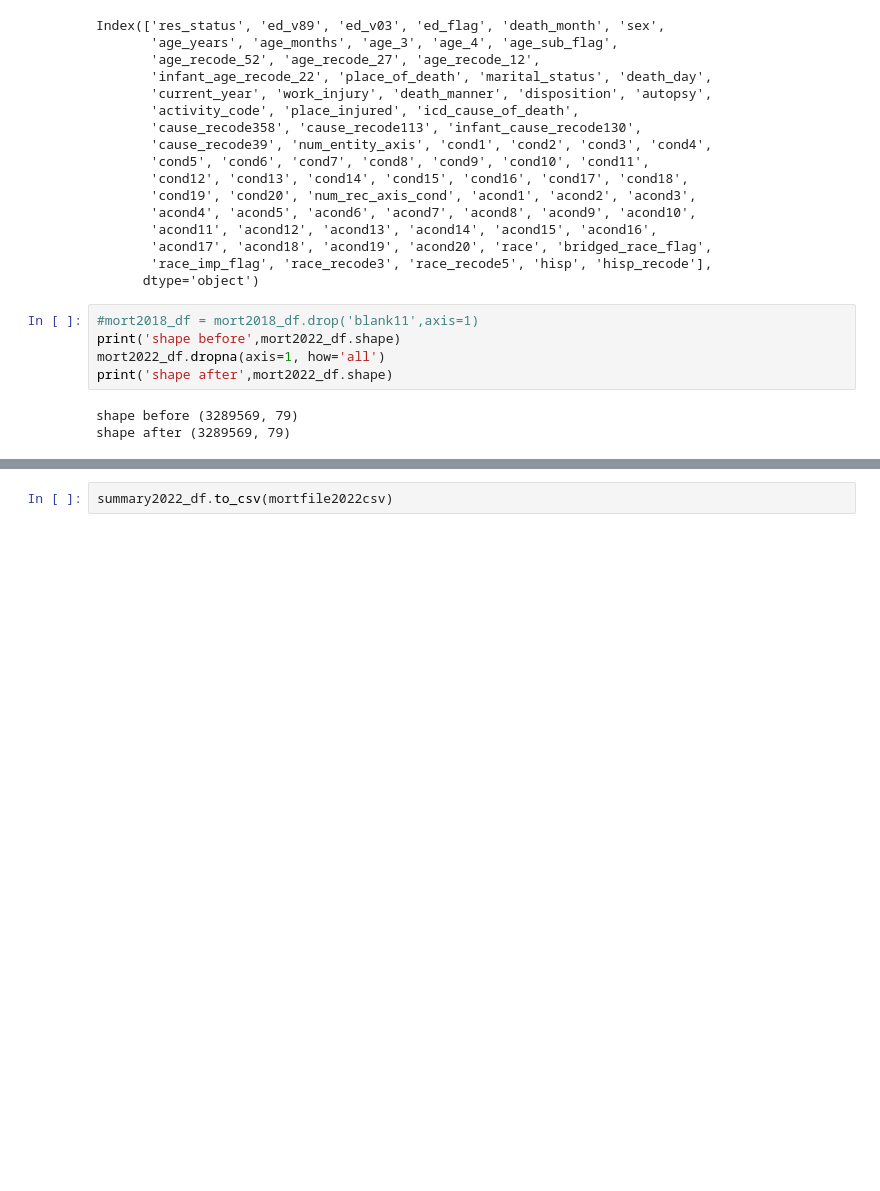
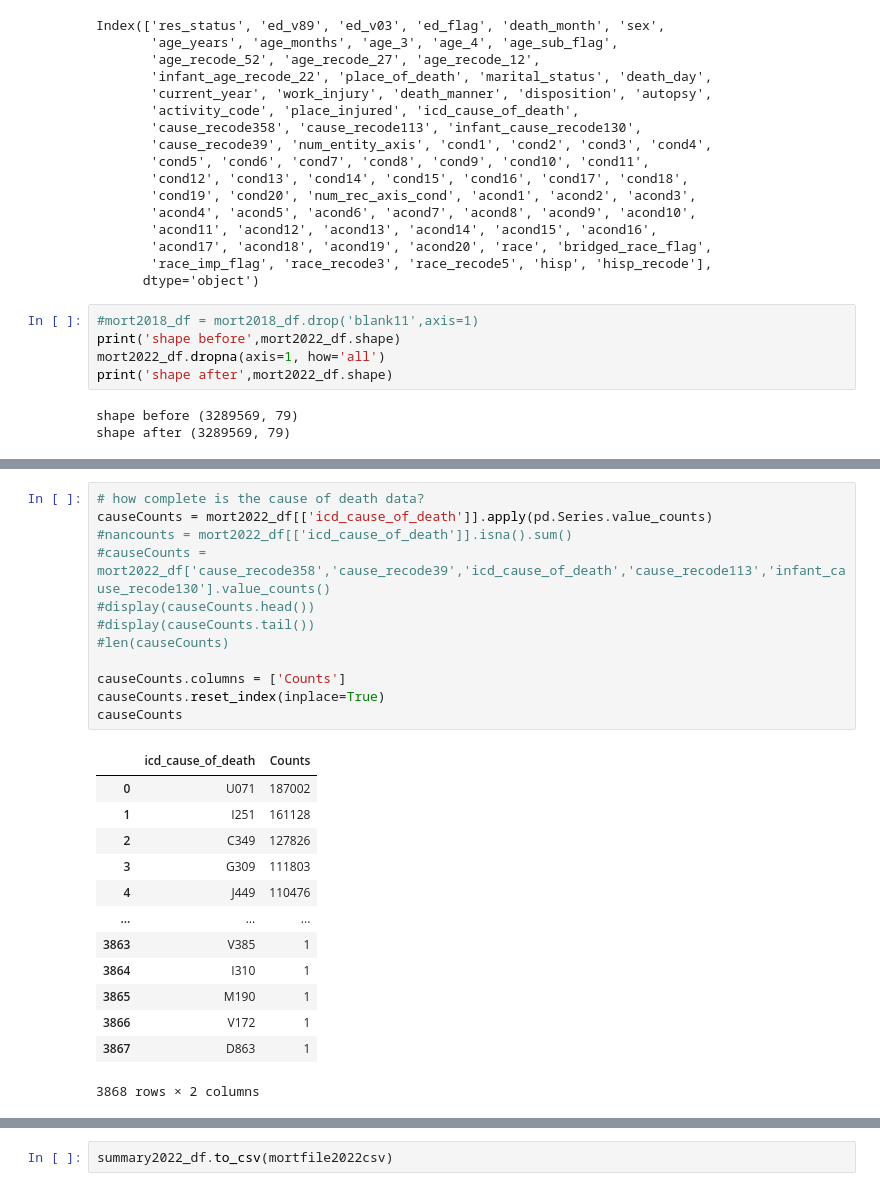
Before and after one commit to mikeszumski/Project_One_Repo, a Jupyter notebook: CDCmortality.ipynb, the cells around one changed output, grey strips where cells are left out. Cells and saved outputs as stored; diff of their text form; blank space fills up the shorter version.

```diff
--- a/CDCmortality.ipynb
+++ b/CDCmortality.ipynb
@@ -347,0 +375,26 @@ shape after (3289569, 79)
+# %%
+# how complete is the cause of death data?
+causeCounts = mort2022_df[['icd_cause_of_death']].apply(pd.Series.value_counts)
+#nancounts = mort2022_df[['icd_cause_of_death']].isna().sum()
+#causeCounts = mort2022_df['cause_recode358','cause_recode39','icd_cause_of_death','cause_recode113','infant_cause_recode130'].value_counts()
+#display(causeCounts.head())
+#display(causeCounts.tail())
+#len(causeCounts)
+
+causeCounts.columns = ['Counts']
+causeCounts.reset_index(inplace=True)
+causeCounts
+# %% [output]
+|  | icd_cause_of_death | Counts |
+| 0 | U071 | 187002 |
+| 1 | I251 | 161128 |
+| 2 | C349 | 127826 |
+| 3 | G309 | 111803 |
+| 4 | J449 | 110476 |
+| ... | ... | ... |
+| 3863 | V385 | 1 |
+| 3864 | I310 | 1 |
+| 3865 | M190 | 1 |
+| 3866 | V172 | 1 |
+| 3867 | D863 | 1 |
+3868 rows × 2 columns
```
Also changed, not shown: parts of 7 cells of this notebook, 5 other files.
